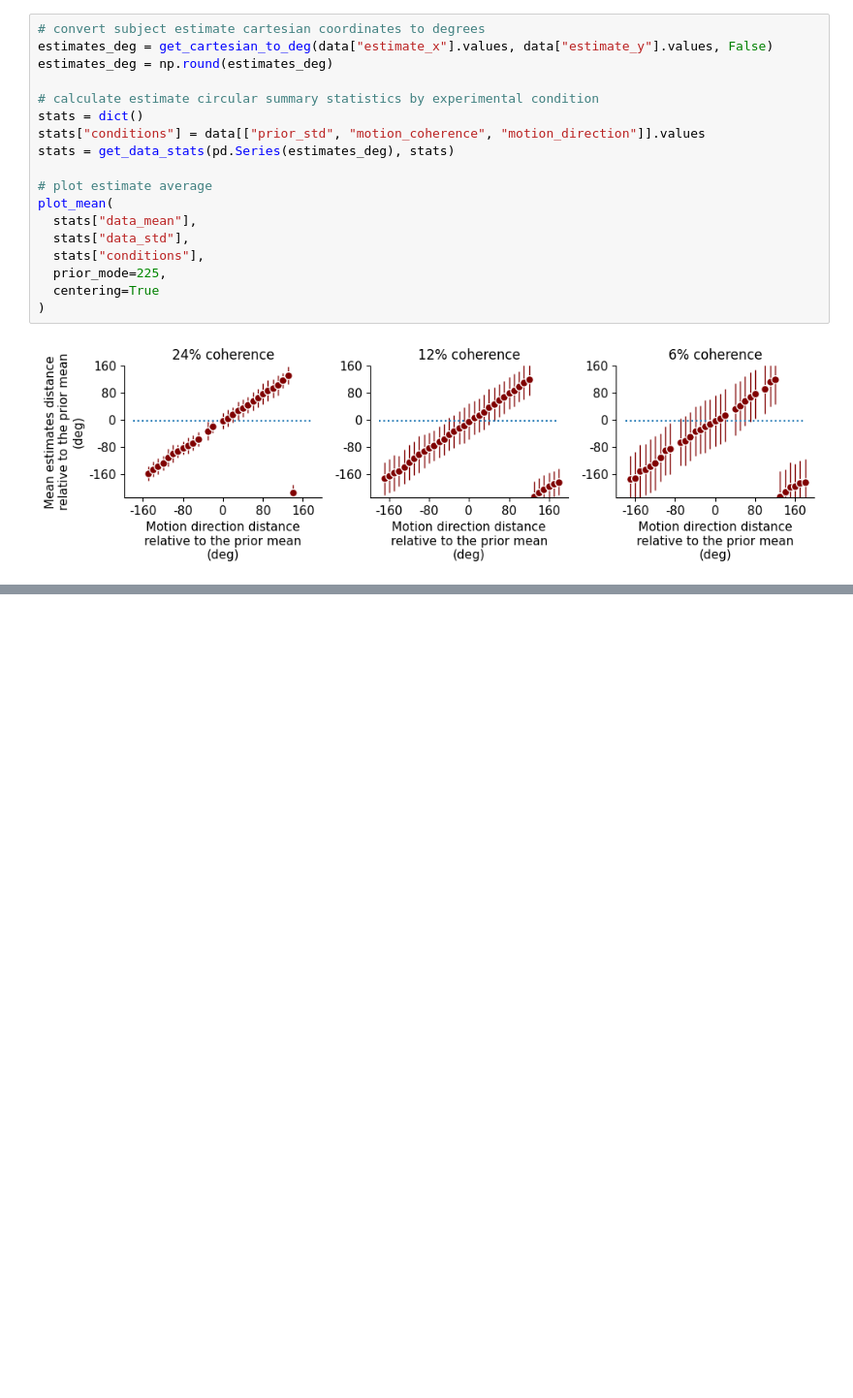
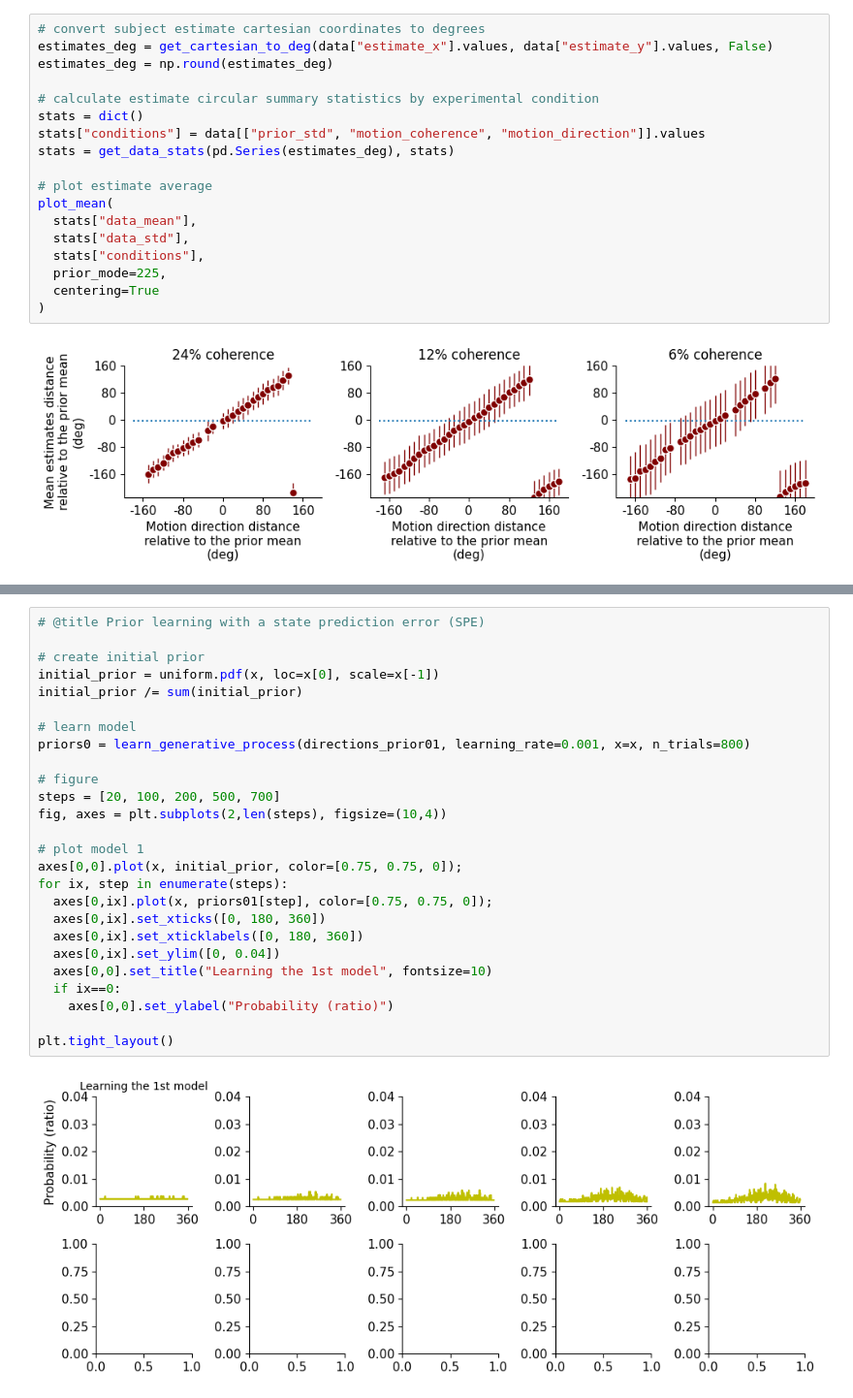
Before and after one commit to yifanzha-97/Neuro-Academy, a Jupyter notebook: projects/behavior_and_theory/laquitaine_human_errors.ipynb, the cells around one changed output, grey strips where cells are left out. Shown at 97% size. Cells and saved outputs as stored; diff of their text form; blank space fills up the shorter version.

```diff
--- a/projects/behavior_and_theory/laquitaine_human_errors.ipynb
+++ b/projects/behavior_and_theory/laquitaine_human_errors.ipynb
@@ -784,0 +908,28 @@ for s_i, session_id in enumerate(session_ids):
+# %%
+# @title Prior learning with a state prediction error (SPE)
+
+# create initial prior
+initial_prior = uniform.pdf(x, loc=x[0], scale=x[-1])
+initial_prior /= sum(initial_prior)
+
+# learn model
+priors0 = learn_generative_process(directions_prior01, learning_rate=0.001, x=x, n_trials=800)
+
+# figure
+steps = [20, 100, 200, 500, 700]
+fig, axes = plt.subplots(2,len(steps), figsize=(10,4))
+
+# plot model 1
+axes[0,0].plot(x, initial_prior, color=[0.75, 0.75, 0]);
+for ix, step in enumerate(steps):
+  axes[0,ix].plot(x, priors01[step], color=[0.75, 0.75, 0]);
+  axes[0,ix].set_xticks([0, 180, 360])
+  axes[0,ix].set_xticklabels([0, 180, 360])
+  axes[0,ix].set_ylim([0, 0.04])
+  axes[0,0].set_title("Learning the 1st model", fontsize=10)
+  if ix==0:
+    axes[0,0].set_ylabel("Probability (ratio)")
+
+plt.tight_layout()
+# %% [output]
+[figure, added]
```
Also changed, not shown: parts of 12 cells of this notebook.
